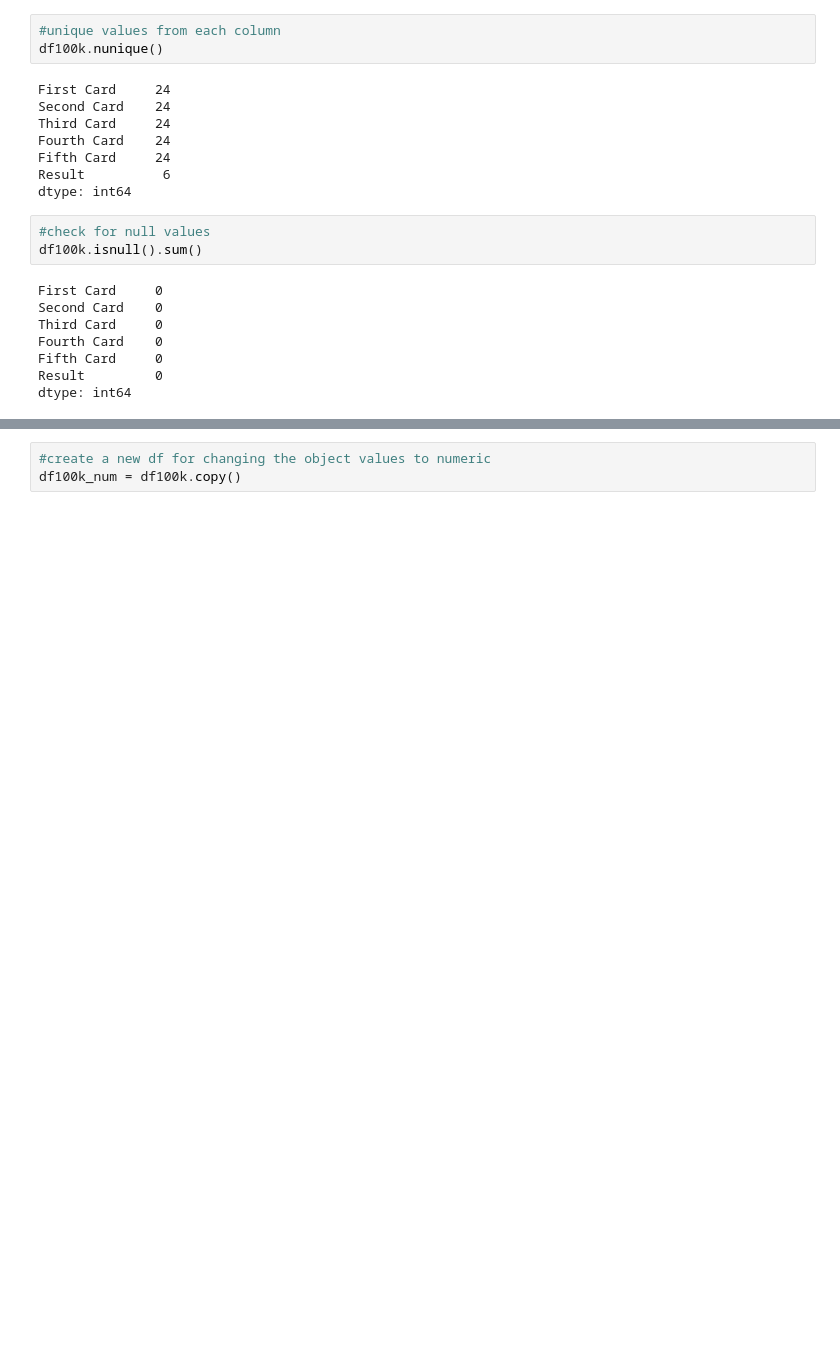
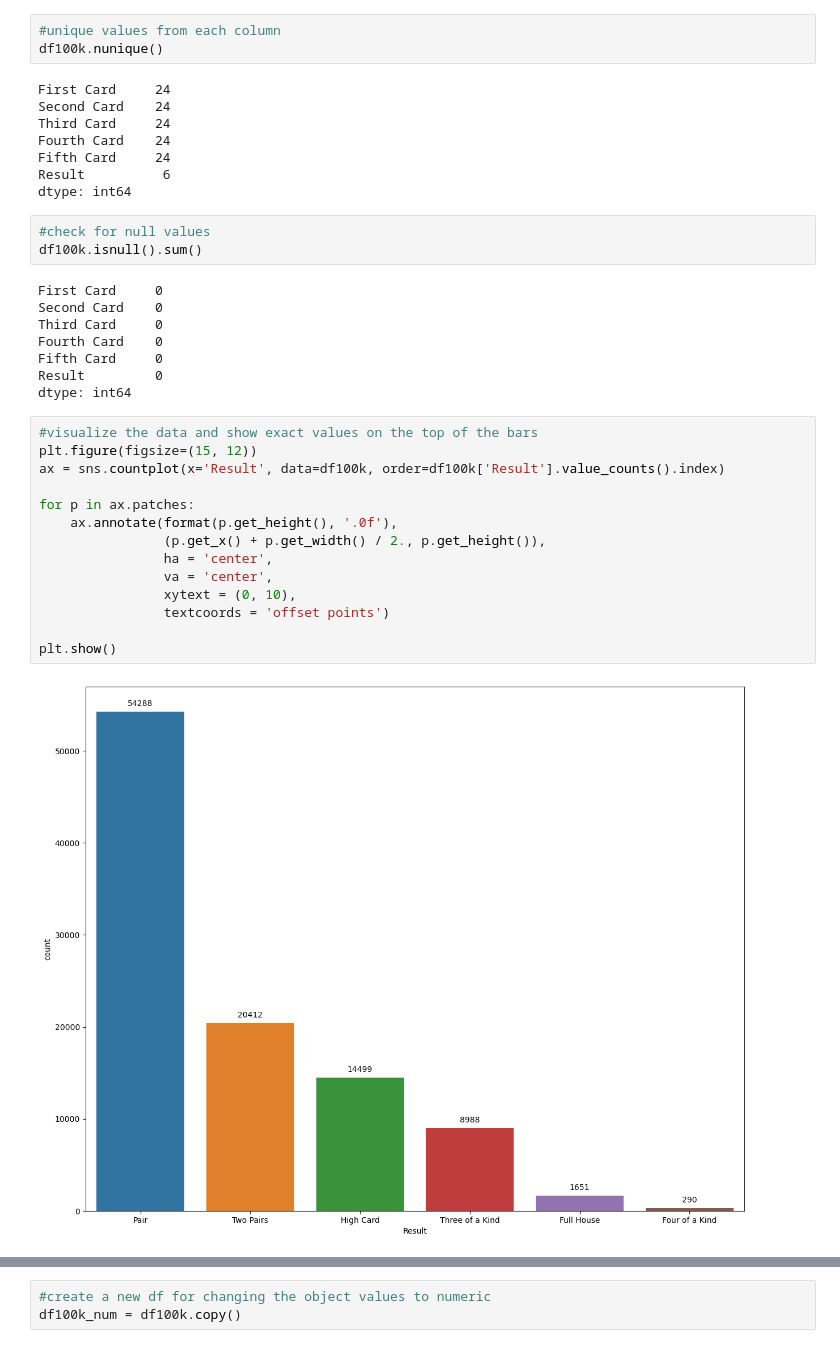
Before and after one commit to mynamescheff/fani, a Jupyter notebook: poker/model.ipynb, the cells around one changed output, grey strips where cells are left out. Cells and saved outputs as stored; diff of their text form; blank space fills up the shorter version.

```diff
--- a/poker/model.ipynb
+++ b/poker/model.ipynb
@@ -60,3 +60,19 @@ Fourth Card    0
 Fifth Card     0
 Result         0
 dtype: int64
+# %%
+#visualize the data and show exact values on the top of the bars
+plt.figure(figsize=(15, 12))
+ax = sns.countplot(x='Result', data=df100k, order=df100k['Result'].value_counts().index)
+
+for p in ax.patches:
+    ax.annotate(format(p.get_height(), '.0f'),
+                (p.get_x() + p.get_width() / 2., p.get_height()),
+                ha = 'center',
+                va = 'center',
+                xytext = (0, 10),
+                textcoords = 'offset points')
+
+plt.show()
+# %% [output]
+[figure, added]
```
Also changed, not shown: parts of 11 cells of this notebook, 4 other files.
